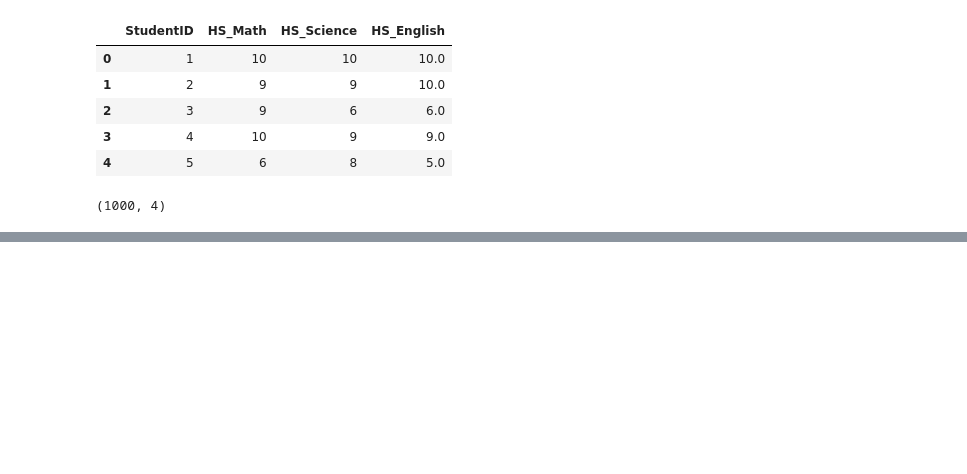
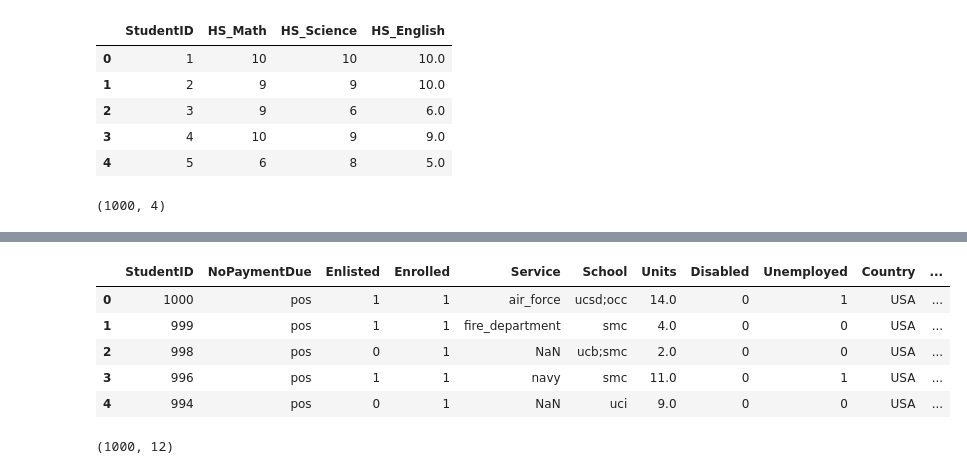
Before and after one commit to MSWinds/dm-group1-project, a Jupyter notebook: Final_Project.ipynb, the cells around one changed output, grey strips where cells are left out. Saved outputs shown, nothing was run; the diff lists cells and outputs as text; code cells hidden in the pictures; blank space fills up the shorter version.

Commit message:
updated the raw merged dataset

```diff
--- a/Final_Project.ipynb
+++ b/Final_Project.ipynb
@@ -143,6 +161,11 @@ display(df6.head(), df6.shape)
 | 3 | 4 | USA | 1 | 0 |
 | 4 | 5 | USA | 3 | 0 |
 (1000, 4)
+# %%
+# change the datatype of StudentID, Region, Marital_Status to int
+df6['StudentID'] = df6['StudentID'].astype(int)
+df6['Region'] = df6['Region'].astype(int)
+df6['Marital_Status'] = df6['Marital_Status'].astype(int)
 # %%
 # read male.pl for Gender
 content7 = read_prolog_file(filename = 'datasets\\male.pl')
@@ -286,0 +356,16 @@ display(df15.head(), df15.shape)
+# %%
+# Add 'Enlisted' and 'Enrolled' columns to df1
+df1['Enlisted'] = df1['StudentID'].apply(lambda x: 1 if x in df2['StudentID'].values else 0)
+df1['Enrolled'] = df1['StudentID'].apply(lambda x: 1 if x in df5['StudentID'].values else 0)
+
+df2_agg = df2.groupby('StudentID').agg(TotalServices=('Service', 'count'), Service=('Service', lambda x: ';'.join(x))).reset_index()
+
+# Update the aggregation for df5_agg to include the sum of Units
+df5_agg = df5.groupby('StudentID').agg(TotalSchools=('School', 'count'), School=('School', lambda x: ';'.join(x)), Units=('Units', 'sum')).reset_index()
+
+df_agg = df1.merge(df2_agg, on='StudentID', how='left').merge(df5_agg, on='StudentID', how='left')
+
+# Drop the TotalServices and TotalSchools columns
+df_agg.drop(['TotalServices', 'TotalSchools'], axis=1, inplace=True)
+
+display(df_agg.head(), df_agg.shape)
@@ -286,0 +380,7 @@ display(df15.head(), df15.shape)
+# %%
+# merge df_agg with df3
+# Disabled: 1 if the corresponding StudentId in df3 is in df1; 0 otherwise
+df_agg = df_agg.merge(df3, on='StudentID', how='left')
+df_agg['Disabled'] = df_agg['Disabled'].apply(lambda x: 1 if pd.notnull(x) else 0)
+
+display(df_agg.head(), df_agg.shape)
@@ -286,0 +395,7 @@ display(df15.head(), df15.shape)
+# %%
+# add Unemployed column to df_agg by using df4
+# Unemployed: 1 if the corresponding StudentId in df4 is in df1; 0 otherwise
+df_agg = df_agg.merge(df4, on='StudentID', how='left')
+df_agg['Unemployed'] = df_agg['Unemployed'].apply(lambda x: 1 if pd.notnull(x) else 0)
+
+display(df_agg.head(), df_agg.shape)
@@ -286,0 +410,13 @@ display(df15.head(), df15.shape)
+# %%
+# merge df_agg and df6
+df_agg = df_agg.merge(df6, on='StudentID', how='left')
+
+display(df_agg.head(), df_agg.shape)
+# %% [output]
+|  | StudentID | NoPaymentDue | Enlisted | Enrolled | Service | School | Units | Disabled | Unemployed | Country | ... |
+| 0 | 1000 | pos | 1 | 1 | air_force | ucsd;occ | 14.0 | 0 | 1 | USA | ... |
+| 1 | 999 | pos | 1 | 1 | fire_department | smc | 4.0 | 0 | 0 | USA | ... |
+| 2 | 998 | pos | 0 | 1 | NaN | ucb;smc | 2.0 | 0 | 0 | USA | ... |
+| 3 | 996 | pos | 1 | 1 | navy | smc | 11.0 | 0 | 1 | USA | ... |
+| 4 | 994 | pos | 0 | 1 | NaN | uci | 9.0 | 0 | 0 | USA | ... |
+(1000, 12)
```
Also changed, not shown: parts of 23 cells of this notebook, 1 other file.
